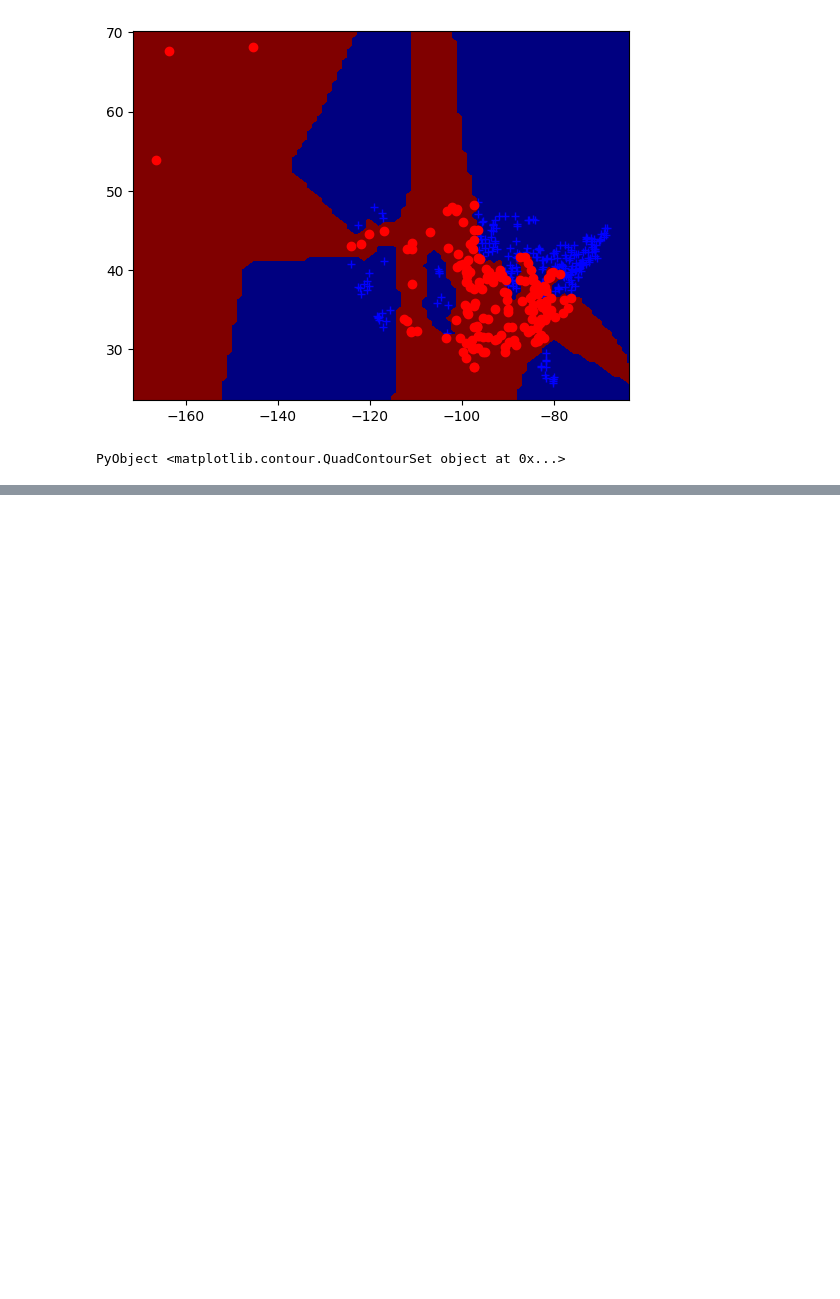
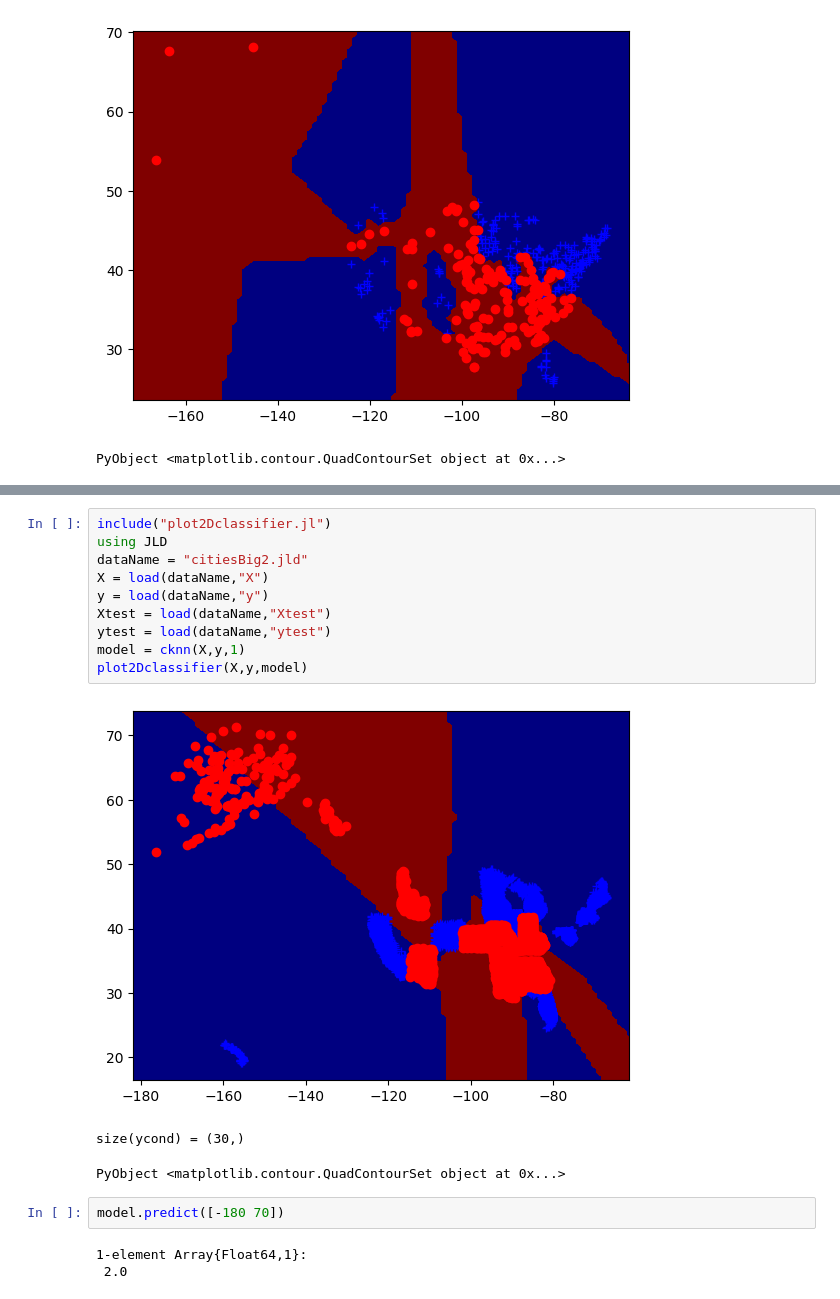
Before and after one commit to ZijiaZhang/CPSC340Assignments, a Jupyter notebook: A2/a2/Untitled.ipynb, the cells around one changed output, grey strips where cells are left out. Drawn from its saved outputs; the diff is of its cells as text; blank space fills up the shorter version.

```diff
--- a/A2/a2/Untitled.ipynb
+++ b/A2/a2/Untitled.ipynb
@@ -206,0 +228,19 @@ PyObject <matplotlib.contour.QuadContourSet object at 0x...>
+# %%
+include("plot2Dclassifier.jl")
+using JLD
+dataName = "citiesBig2.jld"
+X = load(dataName,"X")
+y = load(dataName,"y")
+Xtest = load(dataName,"Xtest")
+ytest = load(dataName,"ytest")
+model = cknn(X,y,1)
+plot2Dclassifier(X,y,model)
+# %% [output]
+[figure, added]
+size(ycond) = (30,)
+PyObject <matplotlib.contour.QuadContourSet object at 0x...>
+# %%
+model.predict([-180 70])
+# %% [output]
+1-element Array{Float64,1}:
+ 2.0
```
Also changed, not shown: parts of 3 cells of this notebook, 10 other files.
